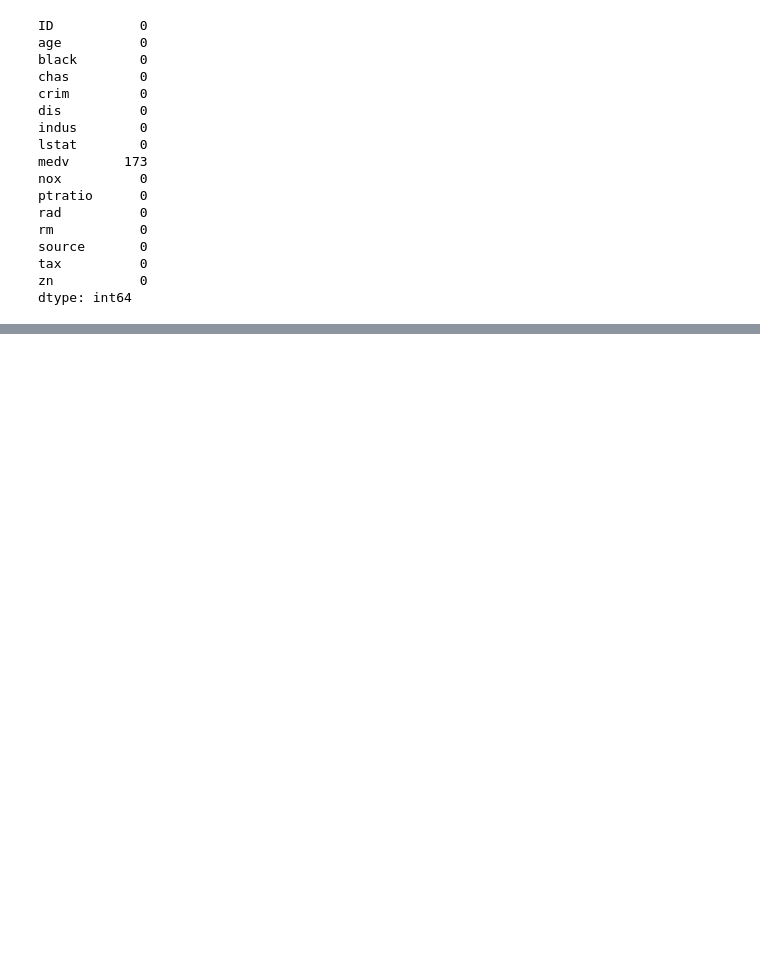
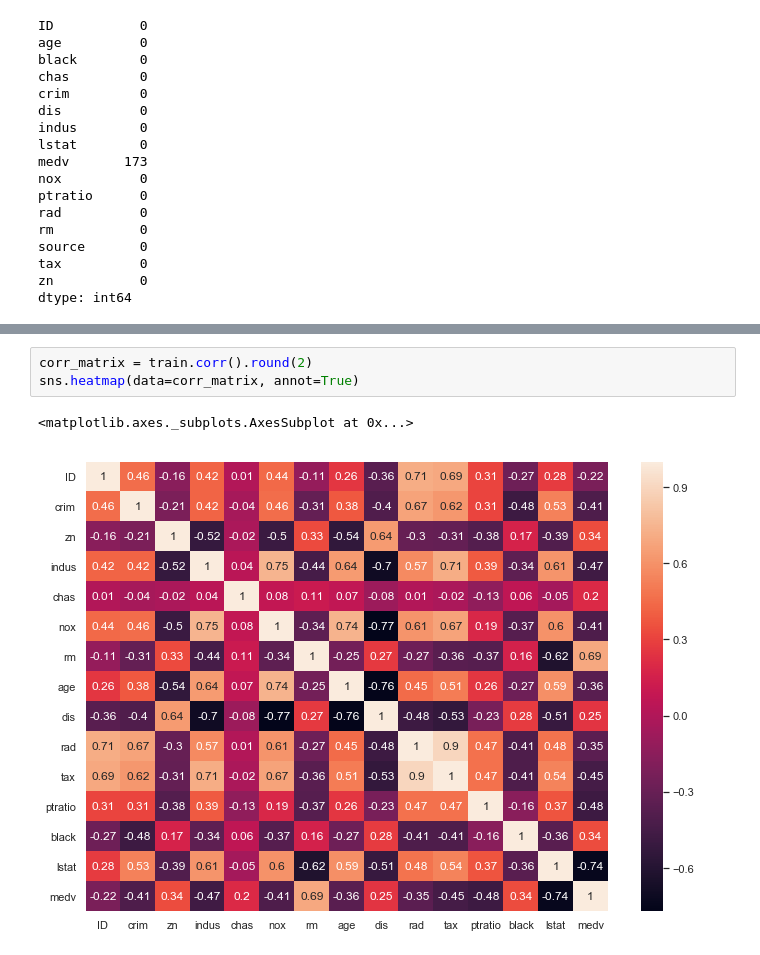
Before and after one commit to Prathamesh99/Kaggle-datasets, a Jupyter notebook: Boston housing data/Boston housing data.ipynb, the cells around one changed output, grey strips where cells are left out. Drawn from its saved outputs; the diff is of its cells as text; blank space fills up the shorter version.

```diff
--- a/Boston housing data/Boston housing data.ipynb
+++ b/Boston housing data/Boston housing data.ipynb
@@ -50,0 +91,6 @@ dtype: int64
+# %%
+corr_matrix = train.corr().round(2)
+sns.heatmap(data=corr_matrix, annot=True)
+# %% [output]
+<matplotlib.axes._subplots.AxesSubplot at 0x...>
+[figure, added]
```
Also changed, not shown: parts of 13 cells of this notebook.
